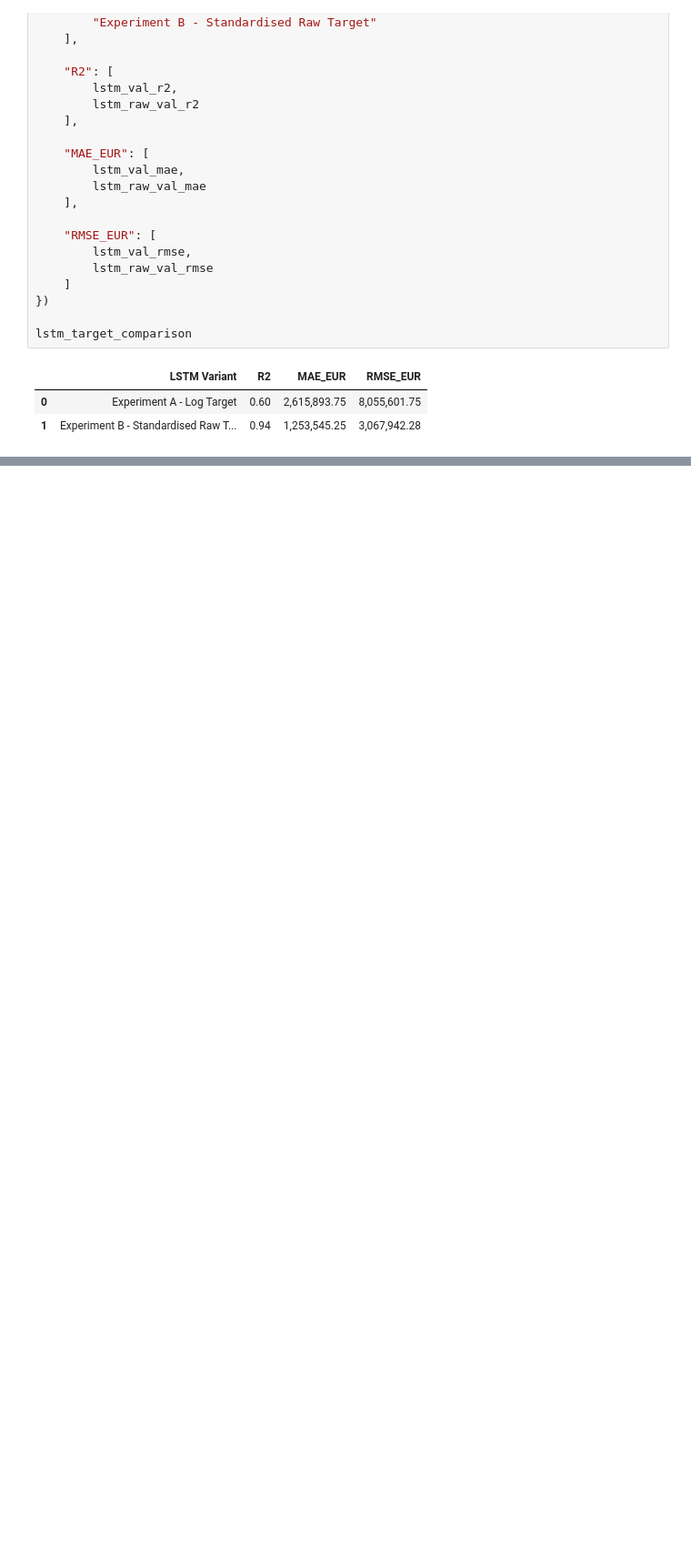
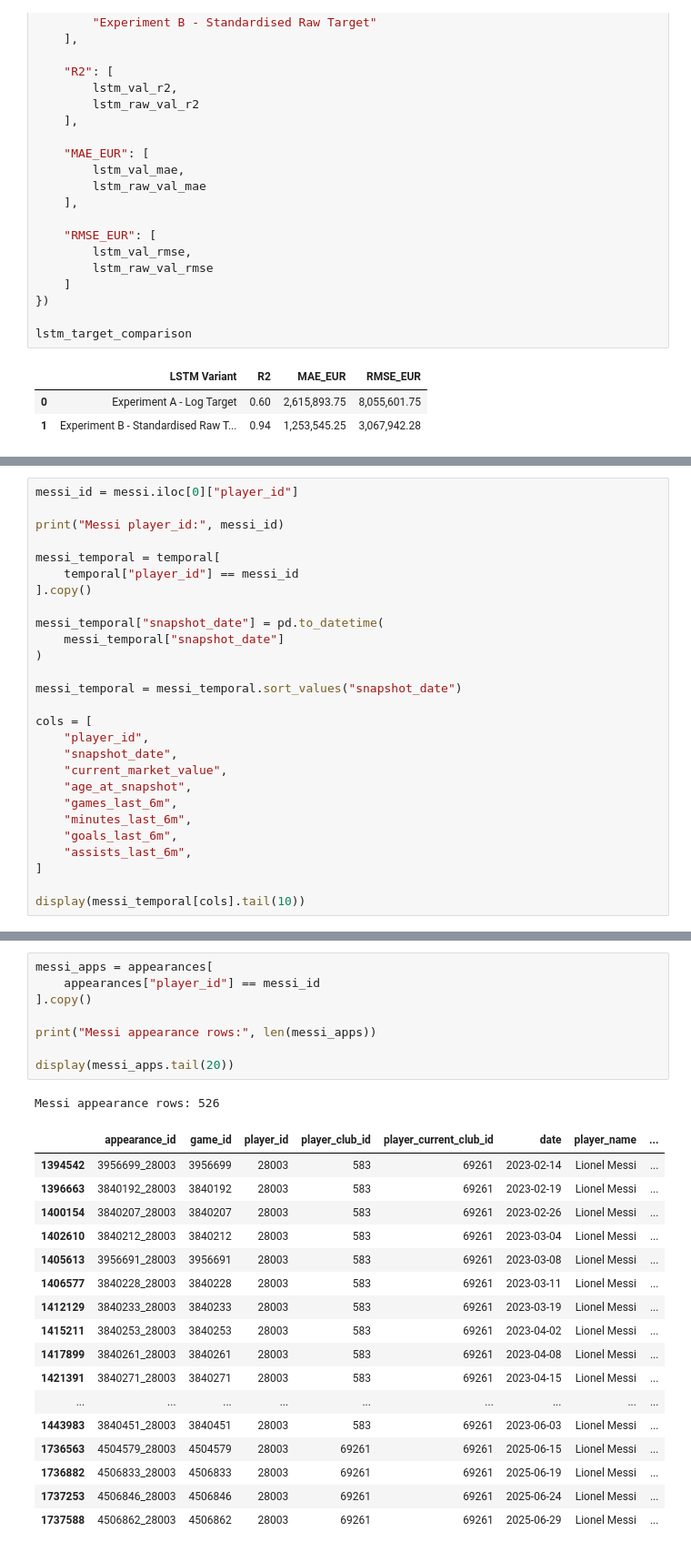
Before and after one commit to Trun99/Football-Market-Value-Prediction, a Jupyter notebook: notebooks/Preprocessing/Experiment_2_Future_Prediction/12_deep_learning_sequence_investigation.ipynb, the cells around one changed output, grey strips where cells are left out. Shown at 91% size. Saved outputs shown, nothing was run; the diff lists cells and outputs as text; blank space fills up the shorter version.

```diff
--- a/notebooks/Preprocessing/Experiment_2_Future_Prediction/12_deep_learning_sequence_investigation.ipynb
+++ b/notebooks/Preprocessing/Experiment_2_Future_Prediction/12_deep_learning_sequence_investigation.ipynb
@@ -2040,0 +3763,27 @@ lstm_target_comparison
+# %%
+messi_id = messi.iloc[0]["player_id"]
+
+print("Messi player_id:", messi_id)
+
+messi_temporal = temporal[
+    temporal["player_id"] == messi_id
+].copy()
+
+messi_temporal["snapshot_date"] = pd.to_datetime(
+    messi_temporal["snapshot_date"]
+)
+
+messi_temporal = messi_temporal.sort_values("snapshot_date")
+
+cols = [
+    "player_id",
+    "snapshot_date",
+    "current_market_value",
+    "age_at_snapshot",
+    "games_last_6m",
+    "minutes_last_6m",
+    "goals_last_6m",
+    "assists_last_6m",
+]
+
+display(messi_temporal[cols].tail(10))
@@ -2040,0 +3807,27 @@ lstm_target_comparison
+# %%
+messi_apps = appearances[
+    appearances["player_id"] == messi_id
+].copy()
+
+print("Messi appearance rows:", len(messi_apps))
+
+display(messi_apps.tail(20))
+# %% [output]
+Messi appearance rows: 526
+|  | appearance_id | game_id | player_id | player_club_id | player_current_club_id | date | player_name | ... |
+| 1394542 | 3956699_28003 | 3956699 | 28003 | 583 | 69261 | 2023-02-14 | Lionel Messi | ... |
+| 1396663 | 3840192_28003 | 3840192 | 28003 | 583 | 69261 | 2023-02-19 | Lionel Messi | ... |
+| 1400154 | 3840207_28003 | 3840207 | 28003 | 583 | 69261 | 2023-02-26 | Lionel Messi | ... |
+| 1402610 | 3840212_28003 | 3840212 | 28003 | 583 | 69261 | 2023-03-04 | Lionel Messi | ... |
+| 1405613 | 3956691_28003 | 3956691 | 28003 | 583 | 69261 | 2023-03-08 | Lionel Messi | ... |
+| 1406577 | 3840228_28003 | 3840228 | 28003 | 583 | 69261 | 2023-03-11 | Lionel Messi | ... |
+| 1412129 | 3840233_28003 | 3840233 | 28003 | 583 | 69261 | 2023-03-19 | Lionel Messi | ... |
+| 1415211 | 3840253_28003 | 3840253 | 28003 | 583 | 69261 | 2023-04-02 | Lionel Messi | ... |
+| 1417899 | 3840261_28003 | 3840261 | 28003 | 583 | 69261 | 2023-04-08 | Lionel Messi | ... |
+| 1421391 | 3840271_28003 | 3840271 | 28003 | 583 | 69261 | 2023-04-15 | Lionel Messi | ... |
+| ... | ... | ... | ... | ... | ... | ... | ... | ... |
+| 1443983 | 3840451_28003 | 3840451 | 28003 | 583 | 69261 | 2023-06-03 | Lionel Messi | ... |
+| 1736563 | 4504579_28003 | 4504579 | 28003 | 69261 | 69261 | 2025-06-15 | Lionel Messi | ... |
+| 1736882 | 4506833_28003 | 4506833 | 28003 | 69261 | 69261 | 2025-06-19 | Lionel Messi | ... |
+| 1737253 | 4506846_28003 | 4506846 | 28003 | 69261 | 69261 | 2025-06-24 | Lionel Messi | ... |
+| 1737588 | 4506862_28003 | 4506862 | 28003 | 69261 | 69261 | 2025-06-29 | Lionel Messi | ... |
```
Also changed, not shown: parts of 42 cells of this notebook, 12 other files.
